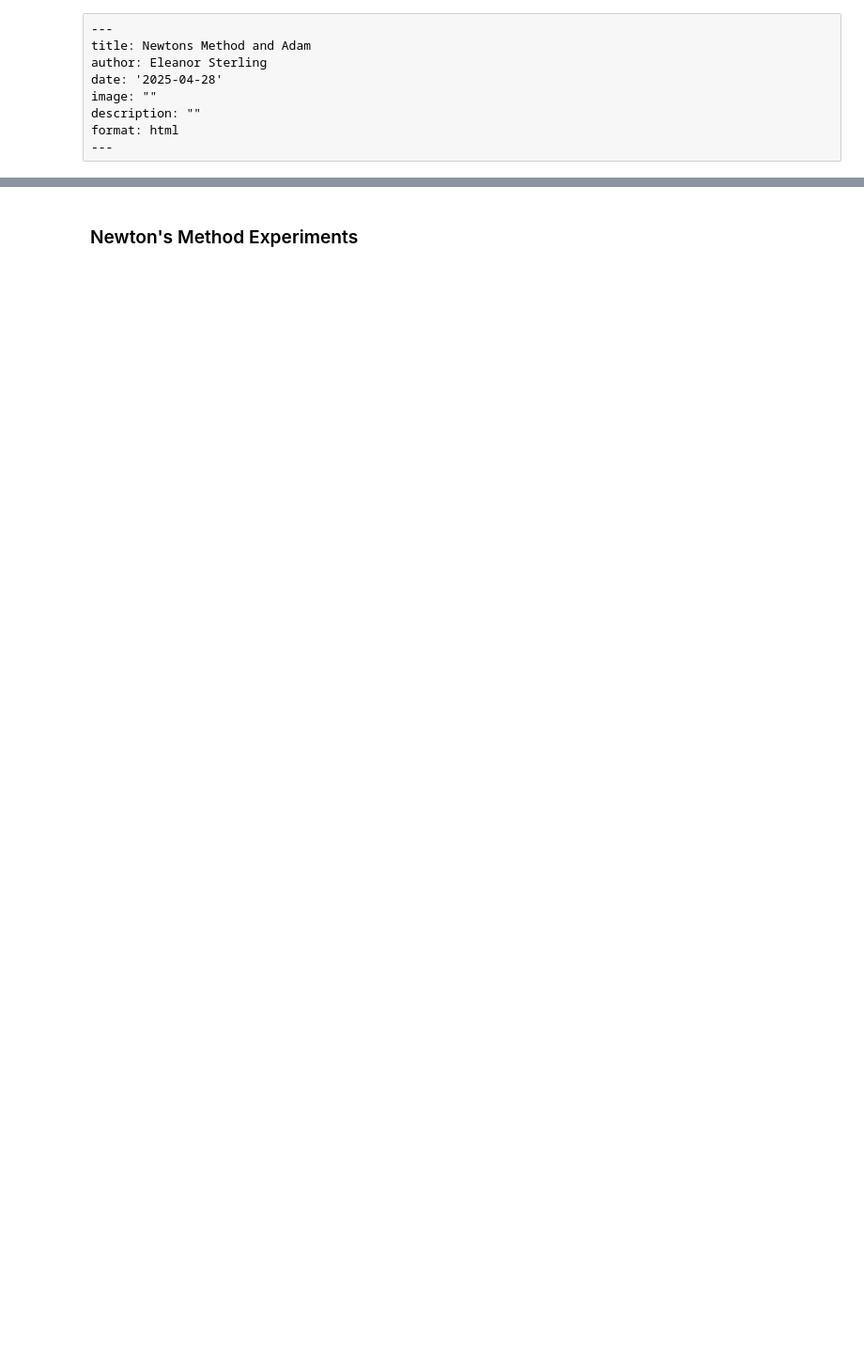
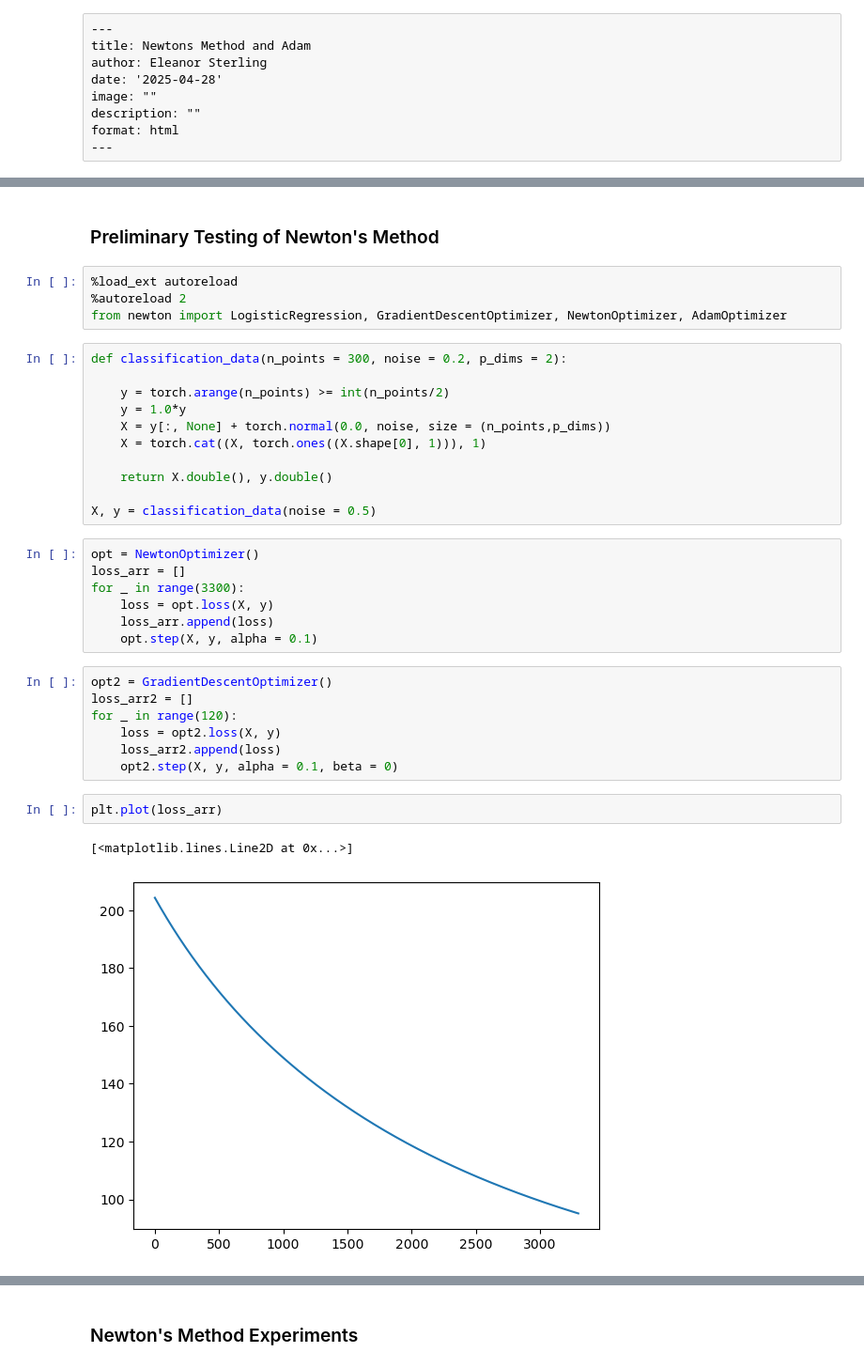
Before and after one commit to ellisterling/ellisterling.github.io, a Jupyter notebook: posts/newton/index.ipynb, the cells around one changed output, grey strips where cells are left out. Shown at 94% size. Saved outputs shown, nothing was run; the diff lists cells and outputs as text; blank space fills up the shorter version.

Commit message:
newton is working i think

```diff
--- a/posts/newton/index.ipynb
+++ b/posts/newton/index.ipynb
@@ -9,0 +17,36 @@ format: html
+# %% [markdown]
+### Preliminary Testing of Newton's Method
+# %%
+%load_ext autoreload
+%autoreload 2
+from newton import LogisticRegression, GradientDescentOptimizer, NewtonOptimizer, AdamOptimizer
+# %%
+def classification_data(n_points = 300, noise = 0.2, p_dims = 2):
+
+    y = torch.arange(n_points) >= int(n_points/2)
+    y = 1.0*y
+    X = y[:, None] + torch.normal(0.0, noise, size = (n_points,p_dims))
+    X = torch.cat((X, torch.ones((X.shape[0], 1))), 1)
+
+    return X.double(), y.double()
+
+X, y = classification_data(noise = 0.5)
+# %%
+opt = NewtonOptimizer()
+loss_arr = []
+for _ in range(3300):
+    loss = opt.loss(X, y)
+    loss_arr.append(loss)
+    opt.step(X, y, alpha = 0.1)
+# %%
+opt2 = GradientDescentOptimizer()
+loss_arr2 = []
+for _ in range(120):
+    loss = opt2.loss(X, y)
+    loss_arr2.append(loss)
+    opt2.step(X, y, alpha = 0.1, beta = 0)
+# %%
+plt.plot(loss_arr)
+# %% [output]
+[<matplotlib.lines.Line2D at 0x...>]
+[figure, added]
```
Also changed, not shown: parts of 27 cells of this notebook, 17 other files.
